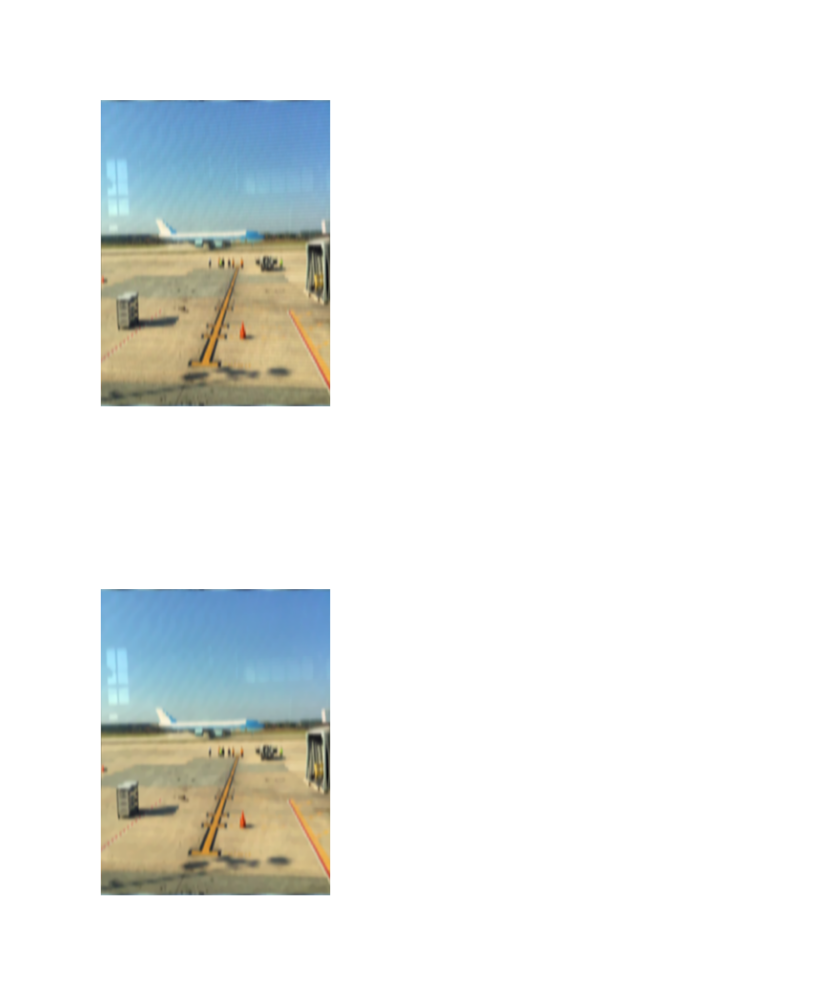
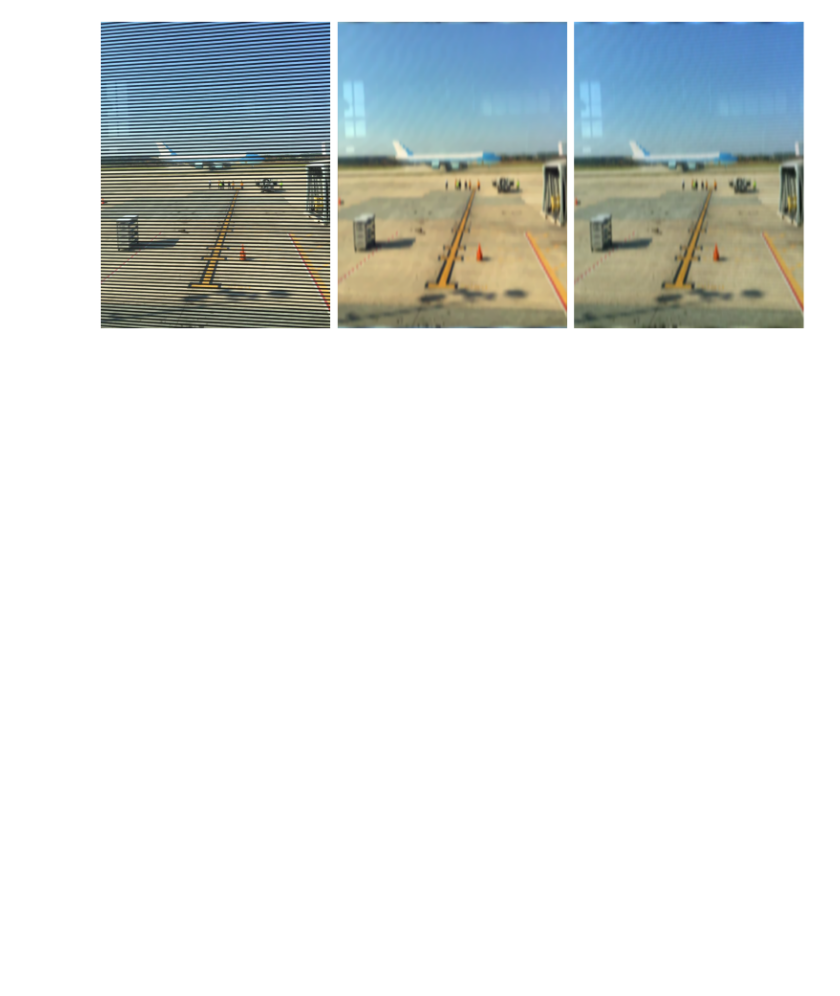
Before and after one commit to nmzein/cs413, a Jupyter notebook: q2.ipynb, the cells around one changed output. Cells and saved outputs as stored; diff of their text form; code cells hidden in the pictures; blank space fills up the shorter version.

Commit message:
gabor

```diff
--- a/q2.ipynb
+++ b/q2.ipynb
@@ -7,6 +7,9 @@ import math
 # %%
 data_dir = "./Task-2"
 image_path = os.path.join(data_dir, "AF1.jpg")
+# %%
+def bgr_to_rgb(image):
+    return cv2.cvtColor(image, cv2.COLOR_BGR2RGB)
 # %%
 def plot_images(images, titles=None, cols=3, figsize=(15, 10)):
     # Number of images
@@ -60,8 +63,10 @@ def apply_gabor_filter_spatial(image):
 
     # Normalize
     filtered = cv2.normalize(filtered, None, 0, 255, cv2.NORM_MINMAX).astype(np.uint8)
+    filtered = bgr_to_rgb(filtered)
 
     return filtered
+
 
 def remove_blinds(image):
     gabor_result = apply_gabor_filter(image)
@@ -70,17 +75,19 @@ def remove_blinds(image):
     result = np.zeros_like(image)
     for i in range(3):
         result[:,:,i] = cv2.fastNlMeansDenoising(gabor_result[:,:,i])
-    plot_images([result])
+
     return result
+
 
 def apply_gabor_filter(image):
     """
     Apply Gabor filter to detect horizontal structures in color images
     """
+    kernel_size = 37
+
     # Create Gabor kernel for horizontal line detection
-    kernel_size = 37
     gabor_kernel = cv2.getGaborKernel(
-        ksize=(37, 37),
+        ksize=(kernel_size, kernel_size),
         sigma=3.0,
         theta=0,
         lambd=17.5,
@@ -95,7 +102,8 @@ def apply_gabor_filter(image):
     for channel in cv2.split(image):
         # Compute the Fourier Transform of the input channel
         dft_image = np.fft.fft2(channel)
-        dft_image_shifted = np.fft.fftshift(dft_image)  # Shift the zero frequency to the center
+        # Shift the zero frequency to the center
+        dft_image_shifted = np.fft.fftshift(dft_image)
 
         # Compute the Fourier Transform of the Gabor filter
         padded_gabor_kernel = np.zeros_like(channel, dtype=np.float64)
@@ -119,11 +127,10 @@ def apply_gabor_filter(image):
         filtered_channels.append(filtered_channel_normalized.astype(np.uint8))
 
     # Merge the processed channels back together
-    return cv2.cvtColor(cv2.merge(filtered_channels), cv2.COLOR_BGR2RGB)
+    return bgr_to_rgb(cv2.merge(filtered_channels))
 # %%
 image = cv2.imread(image_path)
-remove_blinds(image)
-plot_images([cv2.cvtColor(apply_gabor_filter_spatial(image), cv2.COLOR_BGR2RGB)])
+
+plot_images([bgr_to_rgb(image), remove_blinds(image), apply_gabor_filter_spatial(image)])
 # %% [output]
-[figure, old version]
+[figure, new version]
-[figure, removed]
```
Also changed, not shown: parts of 1 cell of this notebook.
